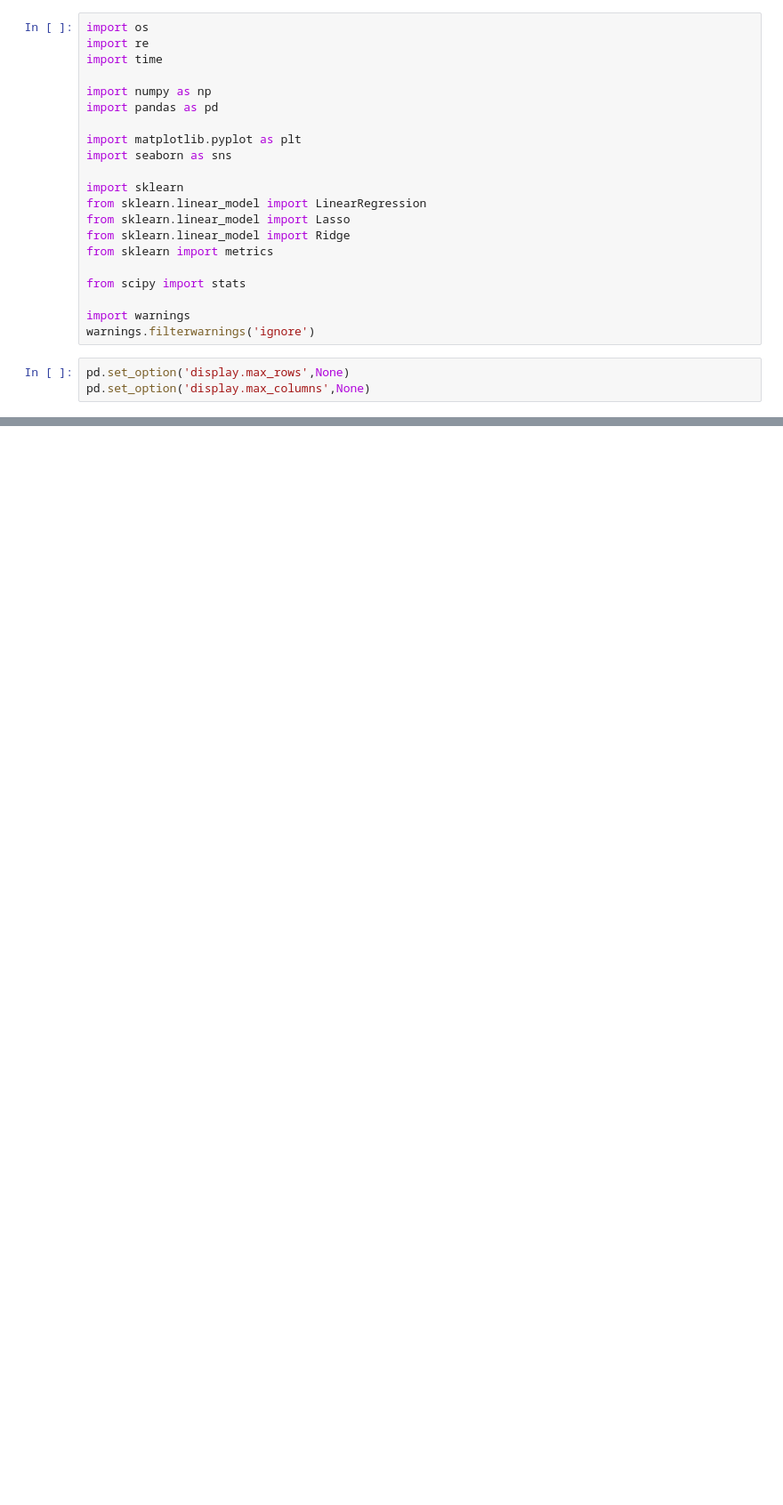
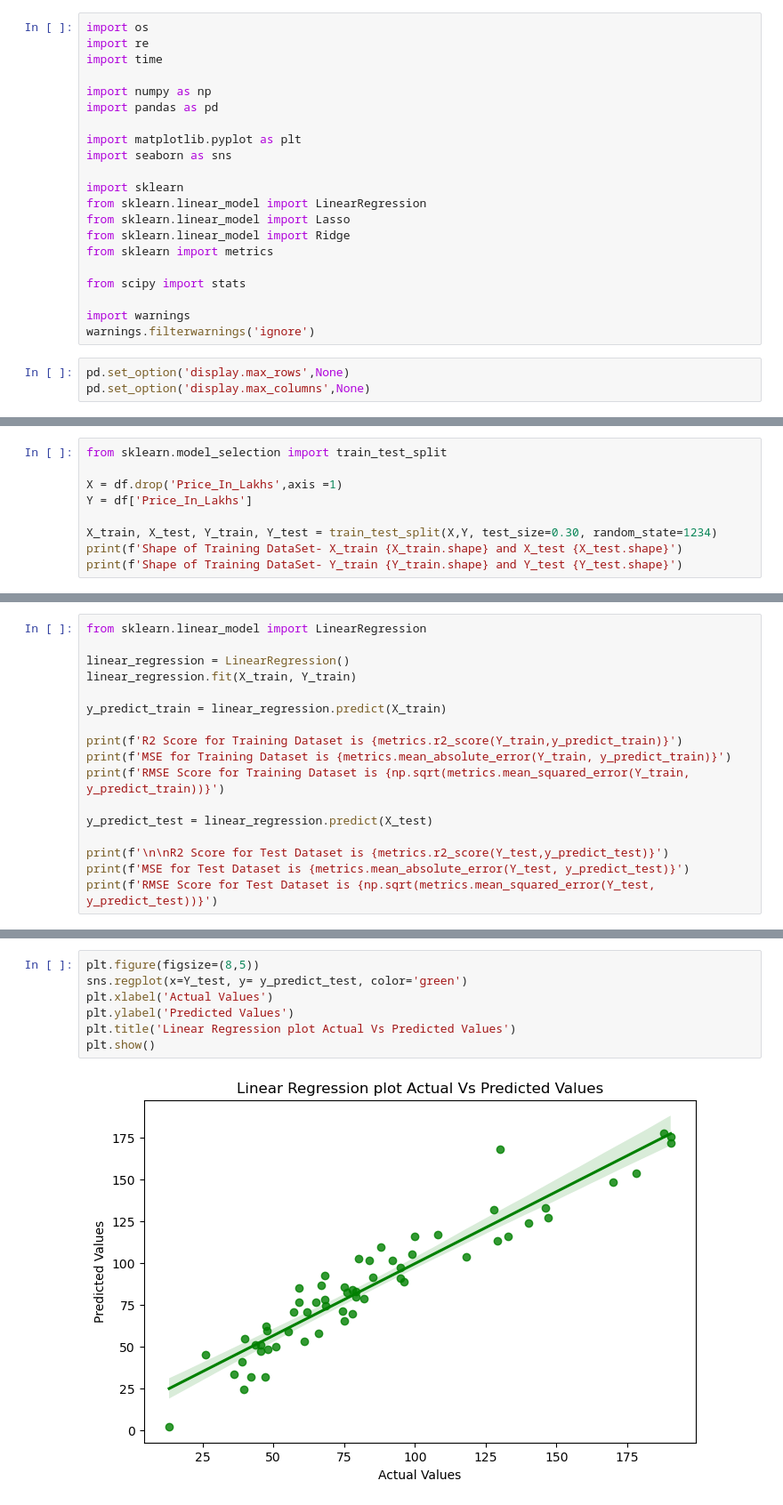
Before and after one commit to sudhanshusinghaiml/Real-Estate-Price-Prediction-Model-with-NLP-and-FastAPI, a Jupyter notebook: codes-in-notebook/ML-Models.ipynb, the cells around one changed output, grey strips where cells are left out. Shown at 89% size. Saved outputs shown, nothing was run; the diff lists cells and outputs as text; blank space fills up the shorter version.

Commit message:
Completed Building ML Models

```diff
--- a/codes-in-notebook/ML-Models.ipynb
+++ b/codes-in-notebook/ML-Models.ipynb
@@ -34,0 +77,9 @@ df.head()
+# %%
+from sklearn.model_selection import train_test_split
+
+X = df.drop('Price_In_Lakhs',axis =1)
+Y = df['Price_In_Lakhs']
+
+X_train, X_test, Y_train, Y_test = train_test_split(X,Y, test_size=0.30, random_state=1234)
+print(f'Shape of Training DataSet- X_train {X_train.shape} and X_test {X_test.shape}')
+print(f'Shape of Training DataSet- Y_train {Y_train.shape} and Y_test {Y_test.shape}')
@@ -34,0 +91,17 @@ df.head()
+# %%
+from sklearn.linear_model import LinearRegression
+
+linear_regression = LinearRegression()
+linear_regression.fit(X_train, Y_train)
+
+y_predict_train = linear_regression.predict(X_train)
+
+print(f'R2 Score for Training Dataset is {metrics.r2_score(Y_train,y_predict_train)}')
+print(f'MSE for Training Dataset is {metrics.mean_absolute_error(Y_train, y_predict_train)}')
+print(f'RMSE Score for Training Dataset is {np.sqrt(metrics.mean_squared_error(Y_train, y_predict_train))}')
+
+y_predict_test = linear_regression.predict(X_test)
+
+print(f'\n\nR2 Score for Test Dataset is {metrics.r2_score(Y_test,y_predict_test)}')
+print(f'MSE for Test Dataset is {metrics.mean_absolute_error(Y_test, y_predict_test)}')
+print(f'RMSE Score for Test Dataset is {np.sqrt(metrics.mean_squared_error(Y_test, y_predict_test))}')
@@ -34,0 +137,9 @@ df.head()
+# %%
+plt.figure(figsize=(8,5))
+sns.regplot(x=Y_test, y= y_predict_test, color='green')
+plt.xlabel('Actual Values')
+plt.ylabel('Predicted Values')
+plt.title('Linear Regression plot Actual Vs Predicted Values')
+plt.show()
+# %% [output]
+[figure, added]
```
Also changed, not shown: parts of 38 cells of this notebook, 2 other files.
